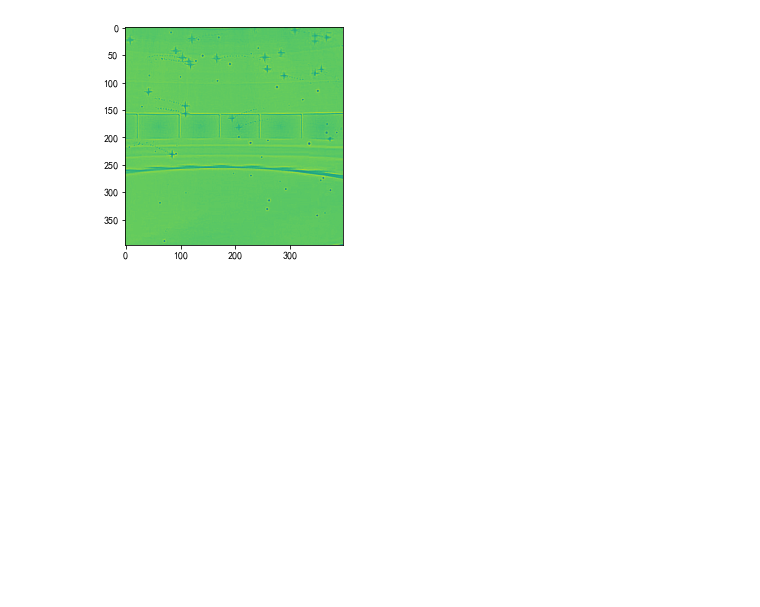
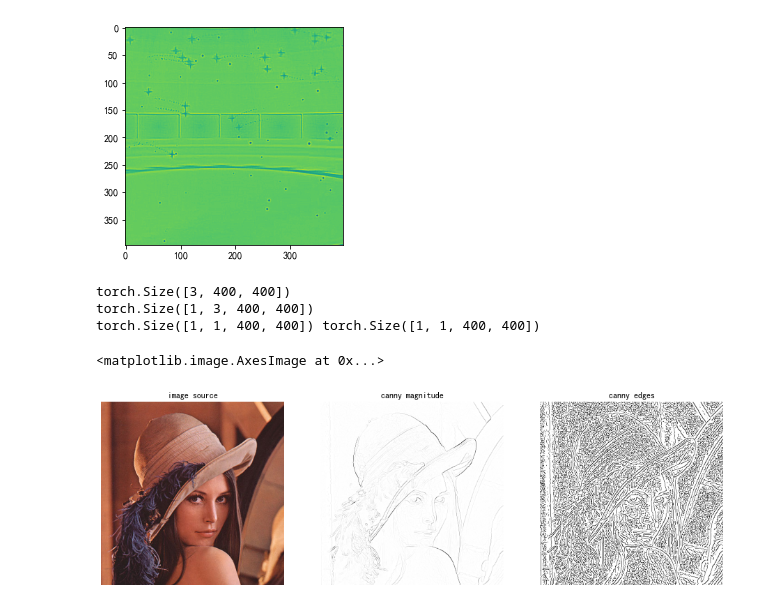
Before and after one commit to kingreatwill/penter, a Jupyter notebook: pytorch1.x/modules/rnn_cnn/03_conv2d_1.ipynb, the cells around one changed output. Saved outputs shown, nothing was run; the diff lists cells and outputs as text; code cells hidden in the pictures; blank space fills up the shorter version.

```diff
--- a/pytorch1.x/modules/rnn_cnn/03_conv2d_1.ipynb
+++ b/pytorch1.x/modules/rnn_cnn/03_conv2d_1.ipynb
@@ -315,3 +315,38 @@ plt.imshow(demo_o.view((396, 396)).numpy())
 torch.Size([1, 1, 396, 396])
 <matplotlib.image.AxesImage at 0x...>
 [figure]
+# %%
+# 其它过滤器
+# https://github.com/victorca25/BasicSR/blob/master/codes/dataops/filters.py
+# https://kornia.readthedocs.io/en/latest/filters.html
+# 扩展维度 unsqueeze
+import kornia
+from kornia import filters
+x_rgb = torchvision.io.read_image('../../../imagelib/img/lena.jpg')
+x_rgb = x_rgb.float() # tensor.type(torch.FloatTensor)
+print(x_rgb.size())
+x_rgb = x_rgb.unsqueeze(0)
+print(x_rgb.size())
+magnitude, edges = filters.canny(x_rgb,low_threshold=0.1, high_threshold=0.2)
+print(magnitude.size(),edges.size())
+
+fig, axs = plt.subplots(1, 3, figsize=(16,16))
+axs = axs.ravel()
+
+axs[0].axis('off')
+axs[0].set_title('image source')
+axs[0].imshow(kornia.tensor_to_image(x_rgb.byte()))
+
+axs[1].axis('off')
+axs[1].set_title('canny magnitude')
+axs[1].imshow(magnitude.view((400, 400)).numpy(), cmap='Greys')#
+
+axs[2].axis('off')
+axs[2].set_title('canny edges')
+axs[2].imshow(kornia.tensor_to_image(edges.byte()), cmap='Greys')#, cmap='Greys'
+# %% [output]
+torch.Size([3, 400, 400])
+torch.Size([1, 3, 400, 400])
+torch.Size([1, 1, 400, 400]) torch.Size([1, 1, 400, 400])
+<matplotlib.image.AxesImage at 0x...>
+[figure, added]
```
